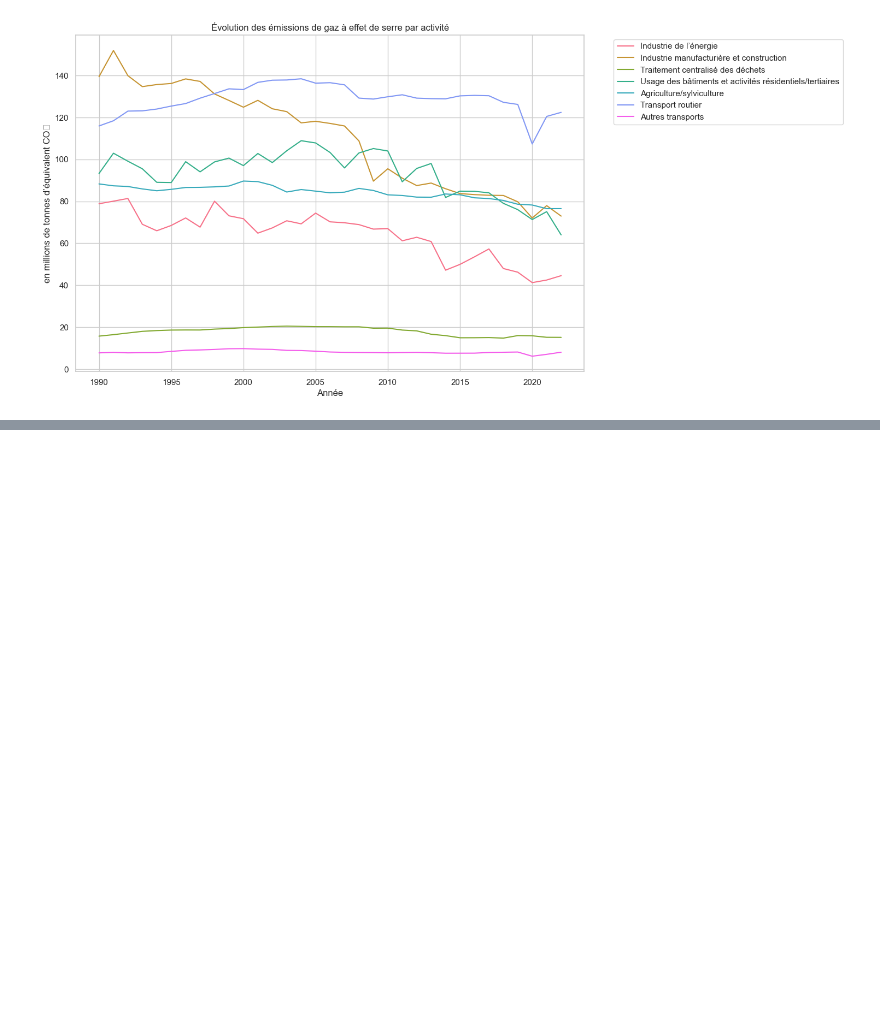
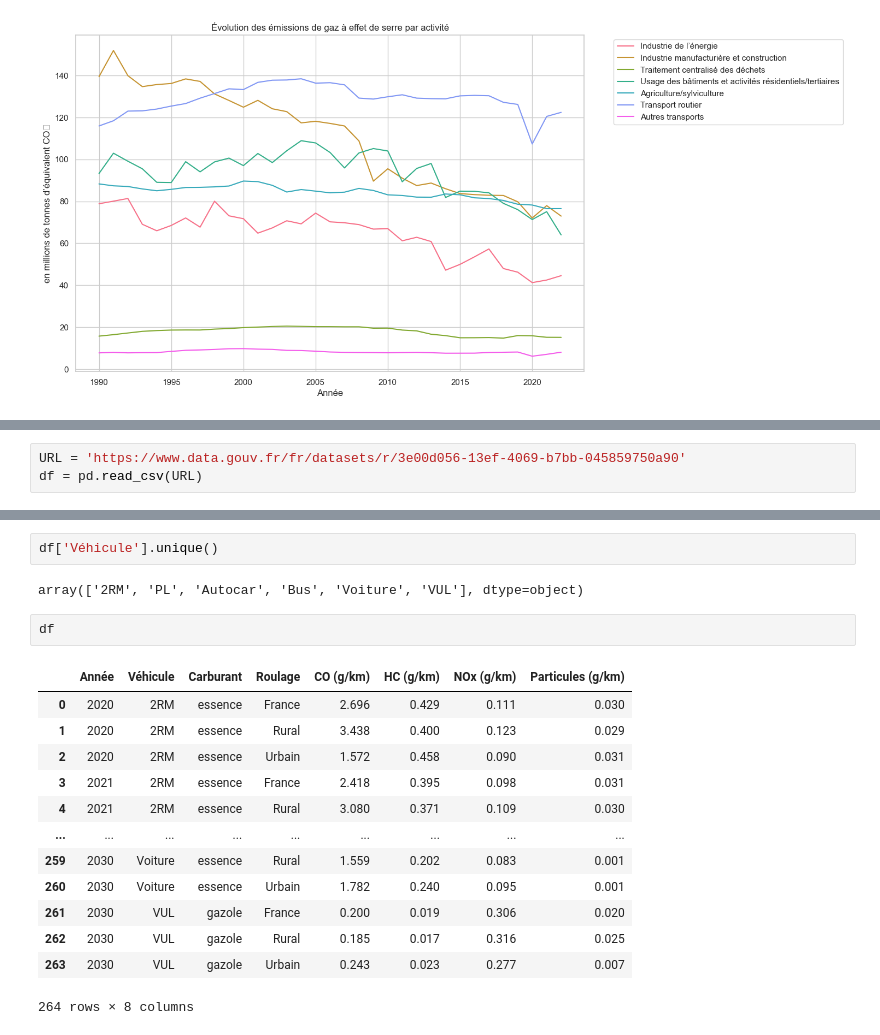
Before and after one commit to antoine-palazz/PyCar, a Jupyter notebook: notebooks/EDA_pollution_transports.ipynb, the cells around one changed output, grey strips where cells are left out. Saved outputs shown, nothing was run; the diff lists cells and outputs as text; blank space fills up the shorter version.

```diff
--- a/notebooks/EDA_pollution_transports.ipynb
+++ b/notebooks/EDA_pollution_transports.ipynb
@@ -55,0 +60,3 @@ plt.show()
+# %%
+URL = 'https://www.data.gouv.fr/fr/datasets/r/3e00d056-13ef-4069-b7bb-045859750a90'
+df = pd.read_csv(URL)
@@ -55,0 +73,20 @@ plt.show()
+# %%
+df['Véhicule'].unique()
+# %% [output]
+array(['2RM', 'PL', 'Autocar', 'Bus', 'Voiture', 'VUL'], dtype=object)
+# %%
+df
+# %% [output]
+|  | Année | Véhicule | Carburant | Roulage | CO (g/km) | HC (g/km) | NOx (g/km) | Particules (g/km) |
+| 0 | 2020 | 2RM | essence | France | 2.696 | 0.429 | 0.111 | 0.030 |
+| 1 | 2020 | 2RM | essence | Rural | 3.438 | 0.400 | 0.123 | 0.029 |
+| 2 | 2020 | 2RM | essence | Urbain | 1.572 | 0.458 | 0.090 | 0.031 |
+| 3 | 2021 | 2RM | essence | France | 2.418 | 0.395 | 0.098 | 0.031 |
+| 4 | 2021 | 2RM | essence | Rural | 3.080 | 0.371 | 0.109 | 0.030 |
+| ... | ... | ... | ... | ... | ... | ... | ... | ... |
+| 259 | 2030 | Voiture | essence | Rural | 1.559 | 0.202 | 0.083 | 0.001 |
+| 260 | 2030 | Voiture | essence | Urbain | 1.782 | 0.240 | 0.095 | 0.001 |
+| 261 | 2030 | VUL | gazole | France | 0.200 | 0.019 | 0.306 | 0.020 |
+| 262 | 2030 | VUL | gazole | Rural | 0.185 | 0.017 | 0.316 | 0.025 |
+| 263 | 2030 | VUL | gazole | Urbain | 0.243 | 0.023 | 0.277 | 0.007 |
+264 rows × 8 columns
```
Also changed, not shown: parts of 2 cells of this notebook.
